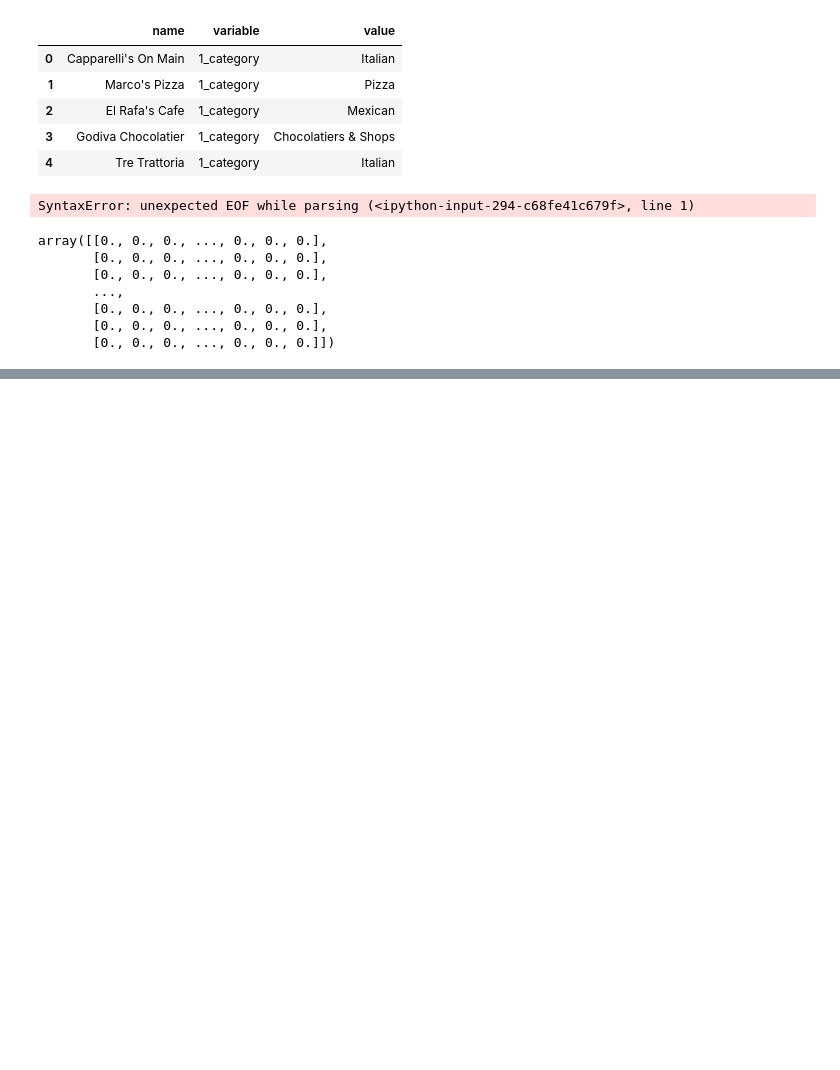
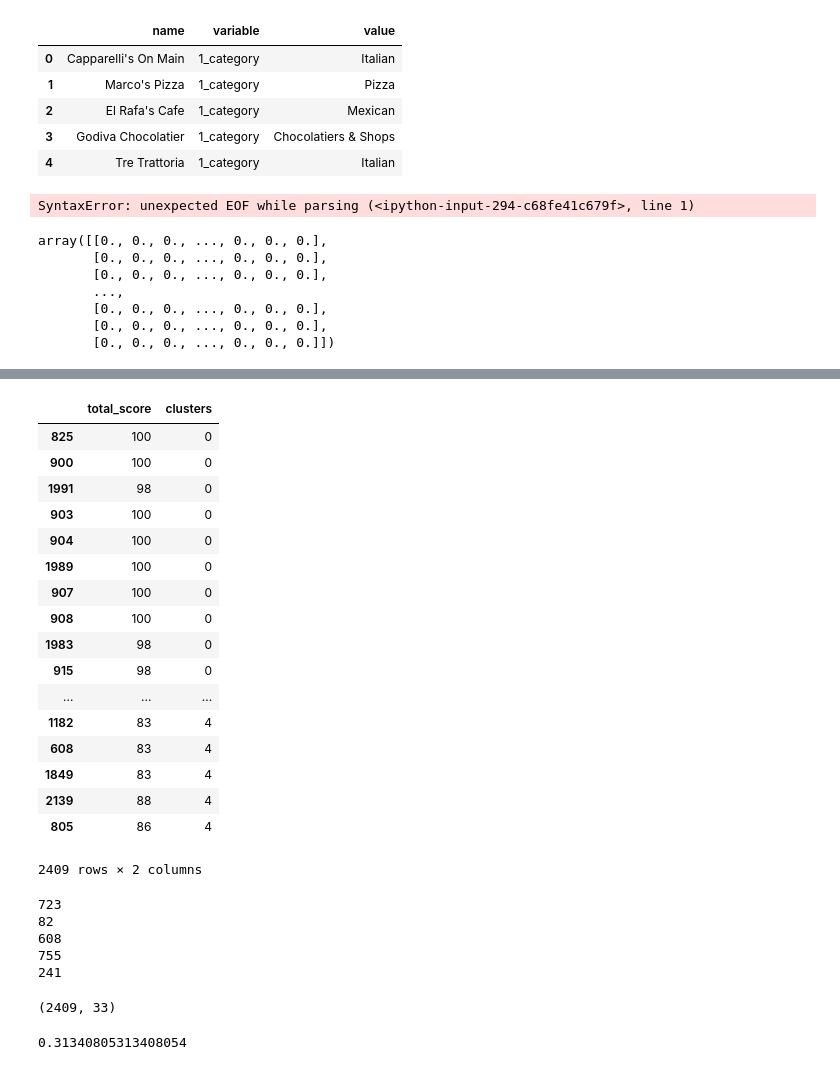
Before and after one commit to CodeBound-Annihilators/yelpproject, a Jupyter notebook: jeffs_category_ohe.ipynb, the cells around one changed output, grey strips where cells are left out. Saved outputs shown, nothing was run; the diff lists cells and outputs as text; code cells hidden in the pictures; blank space fills up the shorter version.

```diff
--- a/jeffs_category_ohe.ipynb
+++ b/jeffs_category_ohe.ipynb
@@ -592,0 +680,38 @@ plt.show()
+# %%
+merged[['total_score', 'clusters']].sort_values(by='clusters')
+# %% [output]
+|  | total_score | clusters |
+| 825 | 100 | 0 |
+| 900 | 100 | 0 |
+| 1991 | 98 | 0 |
+| 903 | 100 | 0 |
+| 904 | 100 | 0 |
+| 1989 | 100 | 0 |
+| 907 | 100 | 0 |
+| 908 | 100 | 0 |
+| 1983 | 98 | 0 |
+| 915 | 98 | 0 |
+| ... | ... | ... |
+| 1182 | 83 | 4 |
+| 608 | 83 | 4 |
+| 1849 | 83 | 4 |
+| 2139 | 88 | 4 |
+| 805 | 86 | 4 |
+2409 rows × 2 columns
+# %%
+for i in range(5):
+    print(len(merged[merged.clusters == i].total_score))
+# %% [output]
+723
+82
+608
+755
+241
+# %%
+merged.shape
+# %% [output]
+(2409, 33)
+# %%
+755/2409
+# %% [output]
+0.31340805313408054
```
Also changed, not shown: parts of 9 cells of this notebook.
